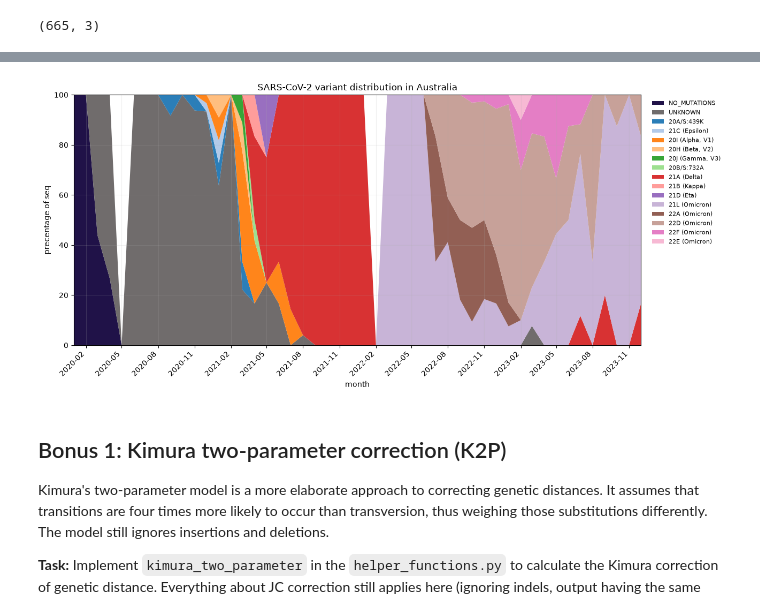
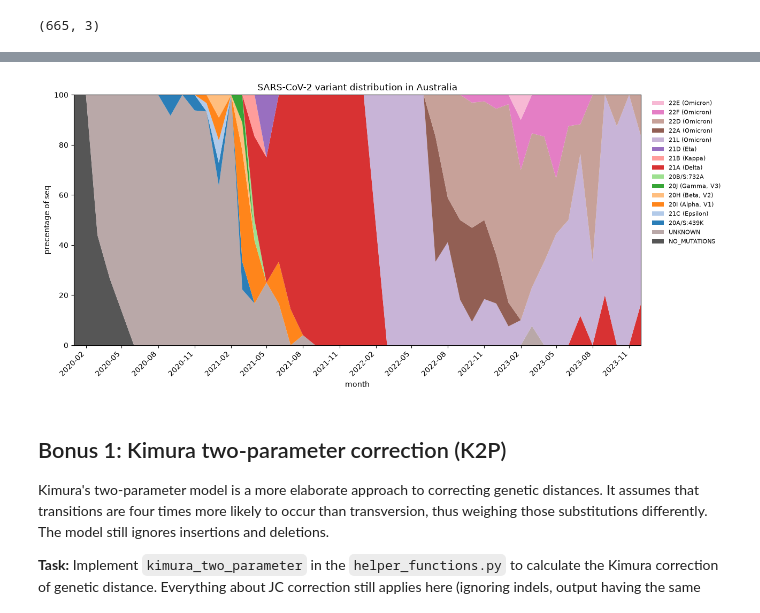
Before and after one commit to Shaelynnnn/assign_viral_evo, a Jupyter notebook: viral_evo_workbook.ipynb, the cells around one changed output, grey strips where cells are left out. Cells and saved outputs as stored; diff of their text form; code cells hidden in the pictures.

```diff
--- a/viral_evo_workbook.ipynb
+++ b/viral_evo_workbook.ipynb
@@ -111,9 +121,10 @@ from helper_functions import jukes_cantor
 df["date"] = pd.to_datetime(df["date_raw"], format="mixed")
 df["days"] = (df["date"] - df["date"].min()).dt.days
 # distance
-df["distance"] = [jukes_cantor(ref, s) for s in df["sequence_clean"]]
+df["seq_clean"] = [clean(s) for s in df["sequence"]]
+df["distance"] = [jukes_cantor(ref, s) for s in df["seq_clean"]]
 # the comparable length exclude N.
-df["comparable_len"] = [sum(1 for a, b in zip(ref, s) if a != "-" and b != "-") for s in df["sequence_clean"]]
+df["comparable_len"] = [sum(1 for a, b in zip(ref, s) if a != "-" and b != "-") for s in df["seq_clean"]]
 
 # test
 print("n=", len(df))
@@ -500,22 +502,20 @@ fig, axes = plt.subplots(2, 1, figsize=(12, 7), sharex=True, sharey=True)
 
 for ax, name, freq in zip(axes, ["Alpha", "Delta"], [alpha_freq, delta_freq]):
     ax.plot(np.arange(len(ref)), freq, color="black", lw=0.8)
-
     for gene, (start, end) in gene_locations.items():
         ax.axvspan(start, end, color=colors[gene], alpha=0.26)
         ax.text((start + end) / 2, 1.02, gene, ha="center", va="bottom",
                 fontsize=10, fontweight="bold", color=colors[gene])
-
-    ax.set_xlim(2000, len(ref))
+    ax.set_xlim(20000, len(ref))
     ax.set_ylim(-0.02, 1.12)
     ax.set_ylabel("mutation frequency")
     ax.set_title(f"{name} variant")
     ax.grid(alpha=0.2)
 
-handles = [Patch(facecolor=colors[g], alpha=0.3, label=g) for g in gene_locations]
-axes[0].legend(handles=handles, loc="upper right", ncol=4, frameon=False, fontsize=9)
+handles = [Patch(facecolor=colors[g], alpha=0.35, label=g) for g in gene_locations]
+axes[0].legend(handles=handles, loc="upper left", bbox_to_anchor=(1.01, 1), frameon=False, fontsize=9)
 
-axes[-1].set_xlabel("label nucleotide position in the reference by index (from 0)")
+axes[1].set_xlabel("label nucleotide position in the reference by index (from 0)")
 fig.tight_layout()
 fig.savefig("problem3.svg")
 plt.show()
@@ -624,10 +614,10 @@ print(len(var_muts))
 import pandas as pd
 from Bio import SeqIO
 
-records = list(SeqIO.parse("data/p5-aus-spike-proteins.fasta", "fasta"))
+records1 = list(SeqIO.parse("data/p5-aus-spike-proteins.fasta", "fasta"))
 
 rows = []
-for r in records:
+for r in records1:
     name, raw_date, accession = r.description.split("|")
     rows.append({
         "accession": accession,
@@ -680,60 +686,49 @@ df[["accession", "variant"]].to_csv(
 )
 # %%
 # plot
-import numpy as np
 import matplotlib.pyplot as plt
 import matplotlib.dates as mdates
 
+df["month"] = df["date"].dt.to_period("M")
 counts = df.groupby(["month", "variant"]).size().unstack(fill_value=0)
-
-all_months = pd.period_range(counts.index.min(), counts.index.max(), freq="M")
-counts = counts.reindex(all_months, fill_value=0)
-
 pct = counts.div(counts.sum(axis=1), axis=0) * 100
-pct = pct.fillna(0)
-
 first_month = df.groupby("variant")["date"].min().sort_values()
-order = ["NO_MUTATIONS", "UNKNOWN"] + [
+order = [v for v in ["NO_MUTATIONS", "UNKNOWN"] if v in pct.columns] + [
     v for v in first_month.index
     if v not in ("NO_MUTATIONS", "UNKNOWN")
 ]
-order = [v for v in order if v in pct.columns]
 
 # plot
 cmap = plt.get_cmap("tab20")
-variant_only = [v for v in order if v not in ("NO_MUTATIONS", "UNKNOWN")]
-colors = {v: cmap(i % 20) for i, v in enumerate(variant_only)}
-colors["UNKNOWN"] = "#686464"
-colors["NO_MUTATIONS"] = "#14053E"
+colors = {v: cmap(i % 20) for i, v in enumerate(order[2:])}
+colors["UNKNOWN"] = "#B6A4A4"
+colors["NO_MUTATIONS"] = "#4D4D4D"
 
 fig, ax = plt.subplots(figsize=(13,6))
 x = pct.index.to_timestamp()
-
 ax.stackplot(
     x,
     [pct[v] for v in order],
     labels=order,
     colors=[colors[v] for v in order],
     alpha=0.95,
 )
-
 ax.set_xlim(x[0], x[-1])
 ax.set_ylim(0, 100)
 ax.set_xlabel("month")
 ax.set_ylabel("precentage of seq")
 ax.set_title("SARS-CoV-2 variant distribution in Australia")
-ax.legend(loc="upper left", bbox_to_anchor=(1.01, 1), frameon=False, fontsize=8)
-ax.grid(alpha=0.2)
-
 ax.xaxis.set_major_locator(mdates.MonthLocator(interval=3))
 ax.xaxis.set_major_formatter(mdates.DateFormatter("%Y-%m"))
 plt.setp(ax.get_xticklabels(), rotation=45, ha="right")
+handles, labels = ax.get_legend_handles_labels()
+ax.legend(handles[::-1], labels[::-1], loc="upper left", bbox_to_anchor=(1.01, 1), frameon=False, fontsize=8)
 
 fig.tight_layout()
 fig.savefig("problem5.svg", bbox_inches="tight")
 plt.show()
 # %% [output]
-[figure, old version]
+[figure, new version]
 # %% [markdown]
 ## Bonus 1: Kimura two-parameter correction (K2P)
 
```
Also changed, not shown: parts of 22 cells of this notebook, 3 other files.
